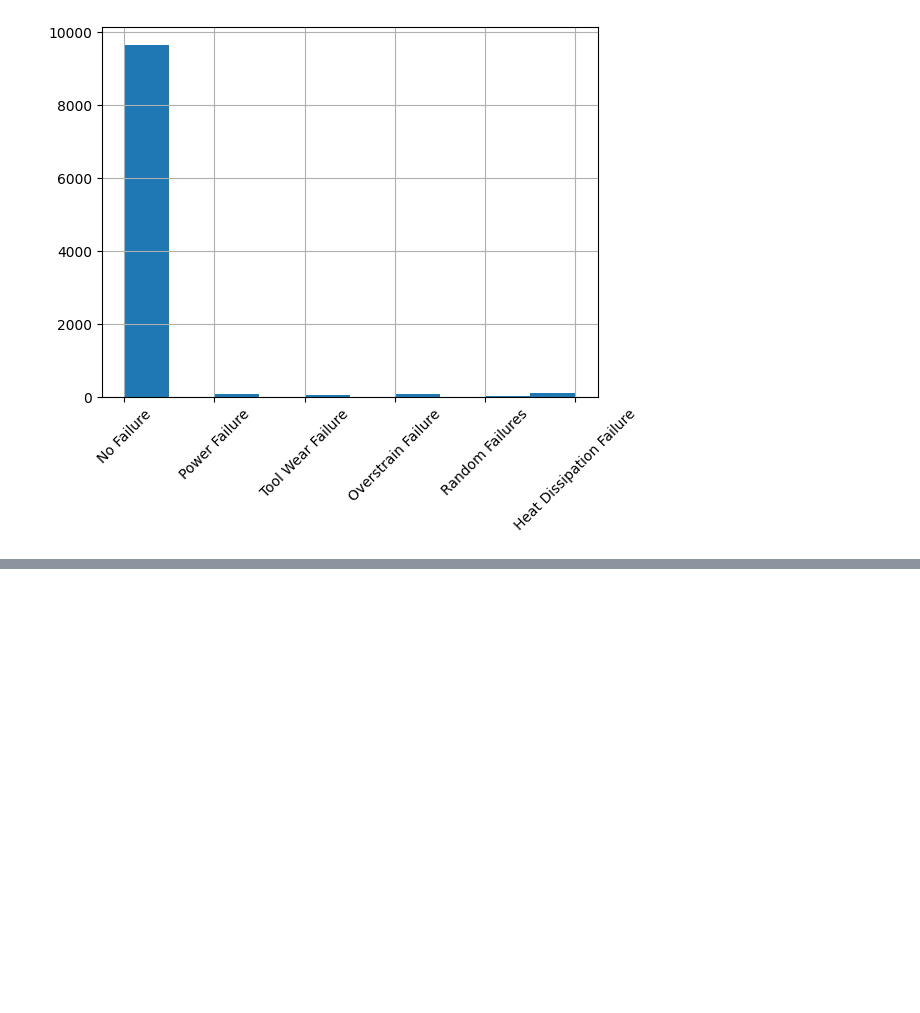
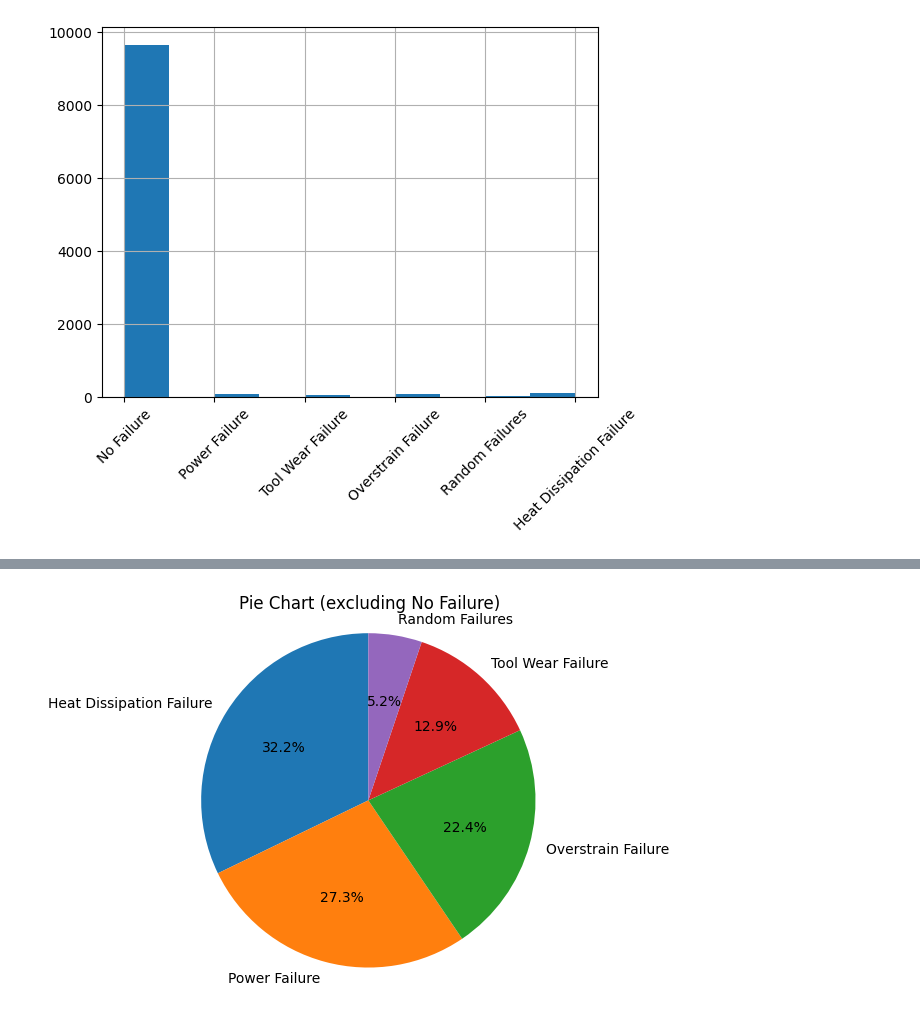
Before and after one commit to abdelj78/ML_CW, a Jupyter notebook: abdel's_work/TargetUderstanding.ipynb, the cells around one changed output, grey strips where cells are left out. Cells and saved outputs as stored; diff of their text form; code cells hidden in the pictures; blank space fills up the shorter version.

```diff
--- a/abdel's_work/TargetUderstanding.ipynb
+++ b/abdel's_work/TargetUderstanding.ipynb
@@ -47,0 +63,24 @@ plt.show()
+# %%
+##PIE CHART FOR ALL FAILURE TYPE EXCLUDING "NO FAILURE"
+# Replace 'exclude_type' with the type you want to exclude
+exclude_type = 'No Failure'
+
+# Filter the DataFrame to include only the desired features
+filtered_df = df[df[feature_name] != exclude_type]
+
+# Count the occurrences of each unique value in the feature
+value_counts = filtered_df[feature_name].value_counts()
+
+# Create a pie chart
+plt.pie(value_counts, labels=value_counts.index, autopct='%1.1f%%', startangle=90)
+
+# Equal aspect ratio ensures that the pie is drawn as a circle
+plt.axis('equal')
+
+# Set the title
+plt.title(f'Pie Chart (excluding {exclude_type})')
+
+# Display the plot
+plt.show()
+# %% [output]
+[figure, added]
```
Also changed, not shown: parts of 10 cells of this notebook, 1 other file.
